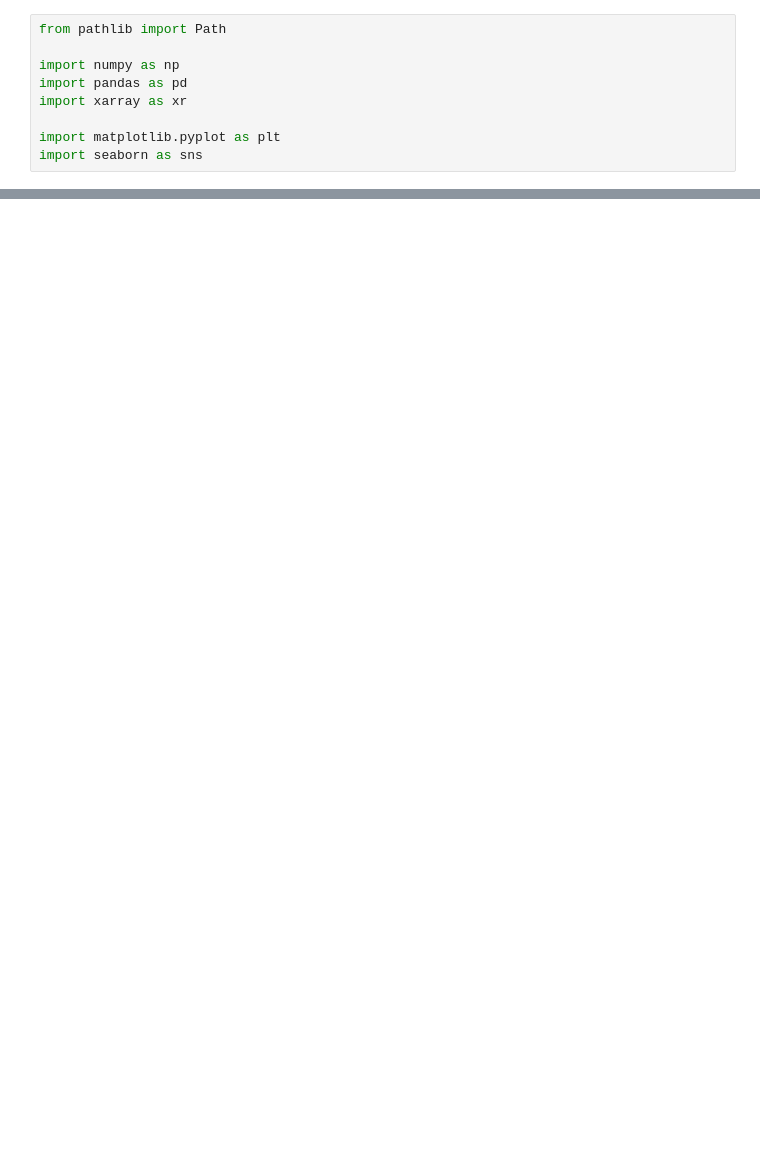
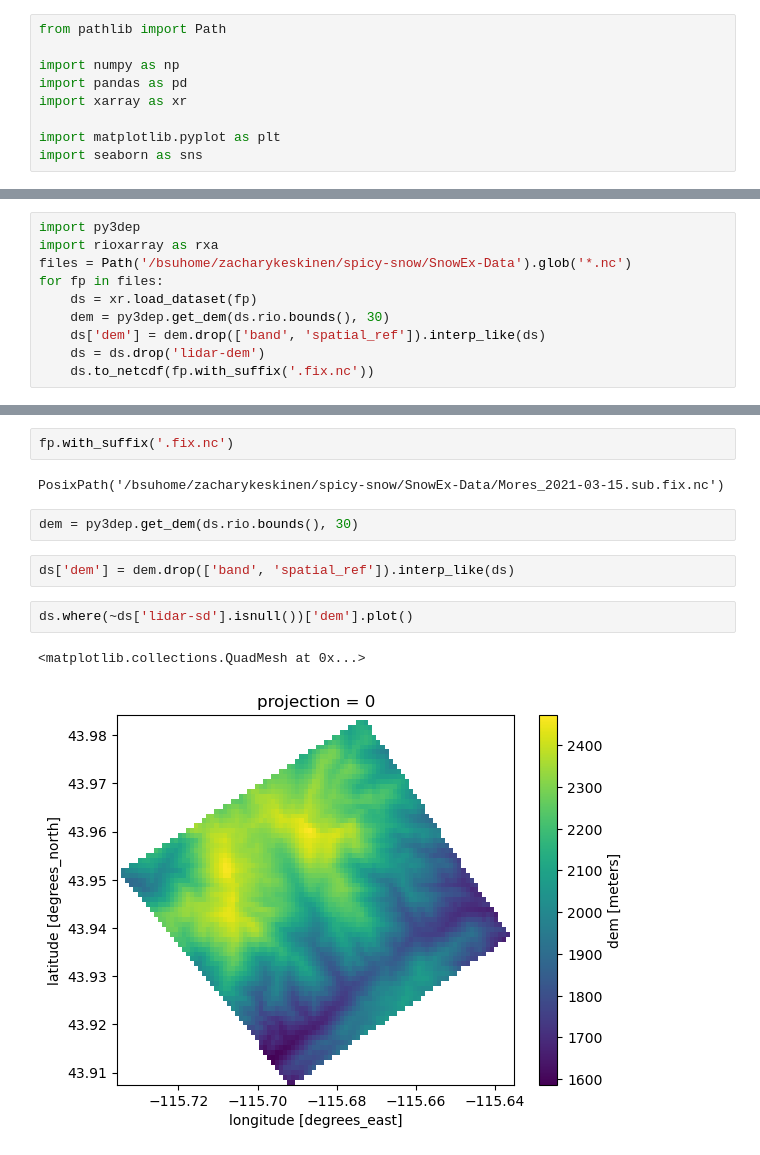
Before and after one commit to SnowEx/spicy-snow, a Jupyter notebook: scripts/optimize/param_ridgeplots.ipynb, the cells around one changed output, grey strips where cells are left out. Cells and saved outputs as stored; diff of their text form; blank space fills up the shorter version.

Commit message:
add fixed datasets

```diff
--- a/scripts/optimize/param_ridgeplots.ipynb
+++ b/scripts/optimize/param_ridgeplots.ipynb
@@ -232,0 +268,10 @@ KeyboardInterrupt:
+# %%
+import py3dep
+import rioxarray as rxa
+files = Path('/bsuhome/zacharykeskinen/spicy-snow/SnowEx-Data').glob('*.nc')
+for fp in files:
+    ds = xr.load_dataset(fp)
+    dem = py3dep.get_dem(ds.rio.bounds(), 30)
+    ds['dem'] = dem.drop(['band', 'spatial_ref']).interp_like(ds)
+    ds = ds.drop('lidar-dem')
+    ds.to_netcdf(fp.with_suffix('.fix.nc'))
@@ -232,0 +318,13 @@ KeyboardInterrupt:
+# %%
+fp.with_suffix('.fix.nc')
+# %% [output]
+PosixPath('/bsuhome/zacharykeskinen/spicy-snow/SnowEx-Data/Mores_2021-03-15.sub.fix.nc')
+# %%
+dem = py3dep.get_dem(ds.rio.bounds(), 30)
+# %%
+ds['dem'] = dem.drop(['band', 'spatial_ref']).interp_like(ds)
+# %%
+ds.where(~ds['lidar-sd'].isnull())['dem'].plot()
+# %% [output]
+<matplotlib.collections.QuadMesh at 0x...>
+[figure, added]
```
Also changed, not shown: parts of 12 cells of this notebook, 1 other file.
